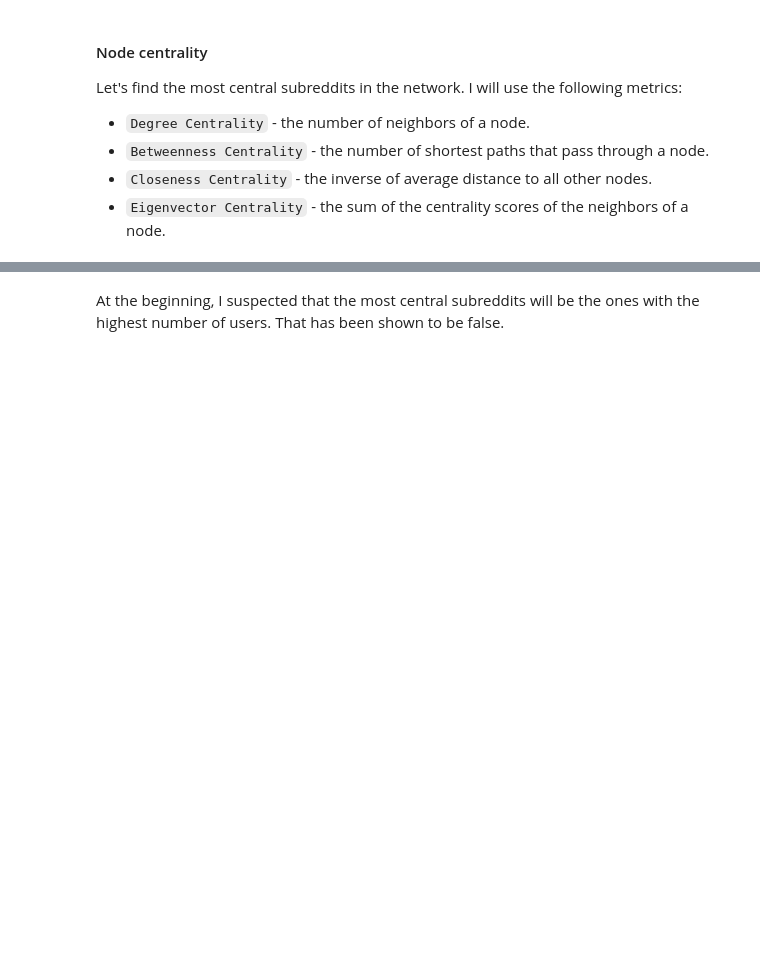
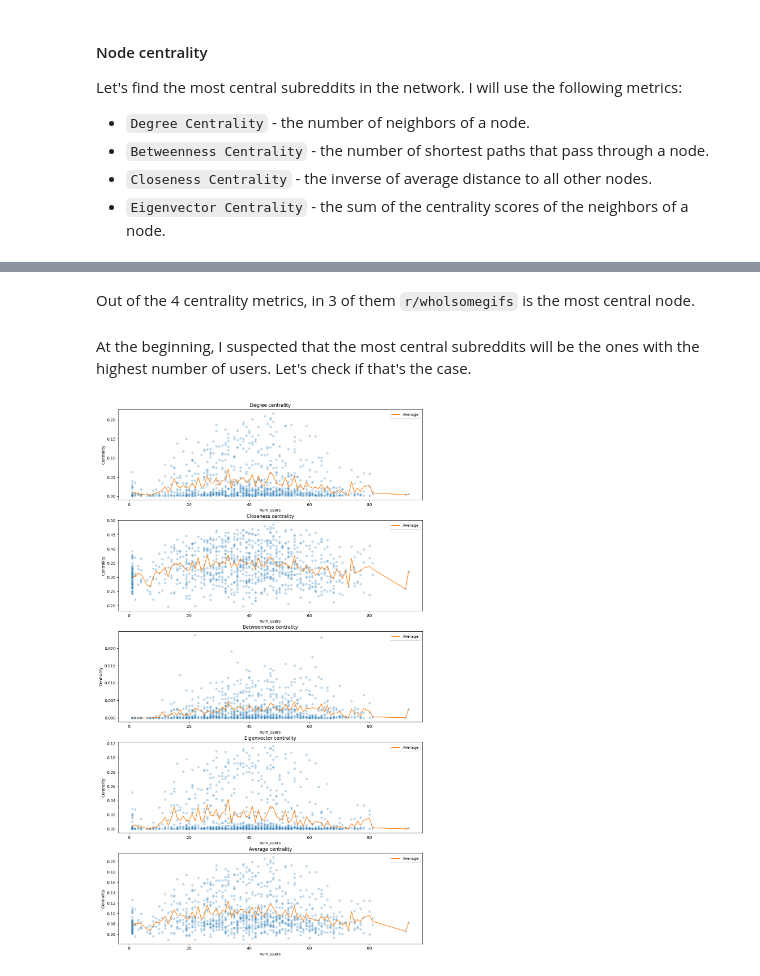
Before and after one commit to steciuk/SNA-reddit-bipartite-analysis, a Jupyter notebook: project.ipynb, the cells around one changed output, grey strips where cells are left out. Drawn from its saved outputs; the diff is of its cells as text; code cells hidden in the pictures; blank space fills up the shorter version.

```diff
--- a/project.ipynb
+++ b/project.ipynb
@@ -1299,2 +1294,55 @@ Top 5 subreddits by AVERAGE centrality:
+# %% [markdown]
+Out of the 4 centrality metrics, in 3 of them `r/wholsomegifs` is the most central node.
 # %% [markdown]
-At the beginning, I suspected that the most central subreddits will be the ones with the highest number of users. That has been shown to be false.
+At the beginning, I suspected that the most central subreddits will be the ones with the highest number of users. Let's check if that's the case.
+# %%
+G_subs_lcc_centrality_users = G_subs_lcc_centrality_df.merge(num_users_per_sub, on="subreddit")
+
+# Calculate the mean centrality for each number of users
+average_centrailties_per_num_of_users = G_subs_lcc_centrality_users.groupby("num_users").mean(numeric_only=True)
+
+# Plot centrality vs number of users
+fig, axes = plt.subplots(nrows=5, ncols=1, figsize=(12, 20))
+fig.tight_layout(pad=3.0)
+
+scatter_params = {
+    "alpha": 0.3,
+    "x": "num_users",
+    "data": G_subs_lcc_centrality_users,
+}
+
+line_params = {
+    "x": "num_users",
+    "label": "Average",
+    "data": average_centrailties_per_num_of_users,
+    "color": "C1"
+}
+
+sns.scatterplot(y="degree", ax=axes[0], **scatter_params)
+sns.lineplot(y="degree", ax=axes[0], **line_params)
+axes[0].set_title("Degree centrality")
+axes[0].set_ylabel("Centrality")
+
+sns.scatterplot(y="closeness", ax=axes[1], **scatter_params)
+sns.lineplot(y="closeness", ax=axes[1], **line_params)
+axes[1].set_title("Closeness centrality")
+axes[1].set_ylabel("Centrality")
+
+sns.scatterplot(y="betweenness", ax=axes[2], **scatter_params)
+sns.lineplot(y="betweenness", ax=axes[2], **line_params)
+axes[2].set_title("Betweenness centrality")
+axes[2].set_ylabel("Centrality")
+
+sns.scatterplot(y="eigenvector", ax=axes[3], **scatter_params)
+sns.lineplot(y="eigenvector", ax=axes[3], **line_params)
+axes[3].set_title("Eigenvector centrality")
+axes[3].set_ylabel("Centrality")
+
+sns.scatterplot(y="average", ax=axes[4], **scatter_params)
+sns.lineplot(y="average", ax=axes[4], **line_params)
+axes[4].set_title("Average centrality")
+axes[4].set_ylabel("Centrality")
+
+plt.show()
+# %% [output]
+[figure, added]
```
Also changed, not shown: parts of 14 cells of this notebook, 1 other file.
